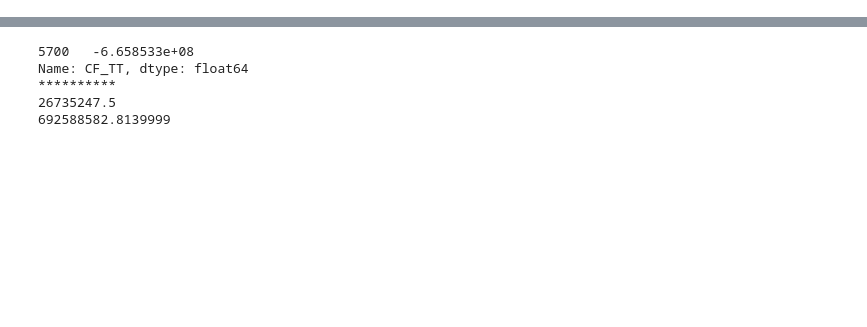
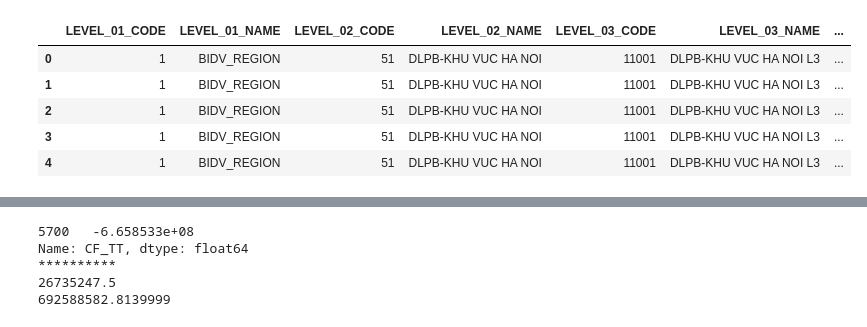
Before and after one commit to DucNgMinh/Money_flow_diagram, a Jupyter notebook: Experiment/create_demo_data.ipynb, the cells around one changed output, grey strips where cells are left out. Drawn from its saved outputs; the diff is of its cells as text; code cells hidden in the pictures; blank space fills up the shorter version.

```diff
--- a/Experiment/create_demo_data.ipynb
+++ b/Experiment/create_demo_data.ipynb
@@ -3,3 +3,13 @@ import pandas as pd
 import numpy as np
 
 from utils import *
+# %%
+df = pd.read_csv(r'C:\Users\Admin\PycharmProjects\Money_flow_diagram\Real-data\Phân loại cost type và CP Phân loại phòng - Phân Loại Phong.csv')
+df.head()
+# %% [output]
+|  | LEVEL_01_CODE | LEVEL_01_NAME | LEVEL_02_CODE | LEVEL_02_NAME | LEVEL_03_CODE | LEVEL_03_NAME | ... |
+| 0 | 1 | BIDV_REGION | 51 | DLPB-KHU VUC HA NOI | 11001 | DLPB-KHU VUC HA NOI L3 | ... |
+| 1 | 1 | BIDV_REGION | 51 | DLPB-KHU VUC HA NOI | 11001 | DLPB-KHU VUC HA NOI L3 | ... |
+| 2 | 1 | BIDV_REGION | 51 | DLPB-KHU VUC HA NOI | 11001 | DLPB-KHU VUC HA NOI L3 | ... |
+| 3 | 1 | BIDV_REGION | 51 | DLPB-KHU VUC HA NOI | 11001 | DLPB-KHU VUC HA NOI L3 | ... |
+| 4 | 1 | BIDV_REGION | 51 | DLPB-KHU VUC HA NOI | 11001 | DLPB-KHU VUC HA NOI L3 | ... |
```
Also changed, not shown: parts of 4 cells of this notebook, 9 other files.
